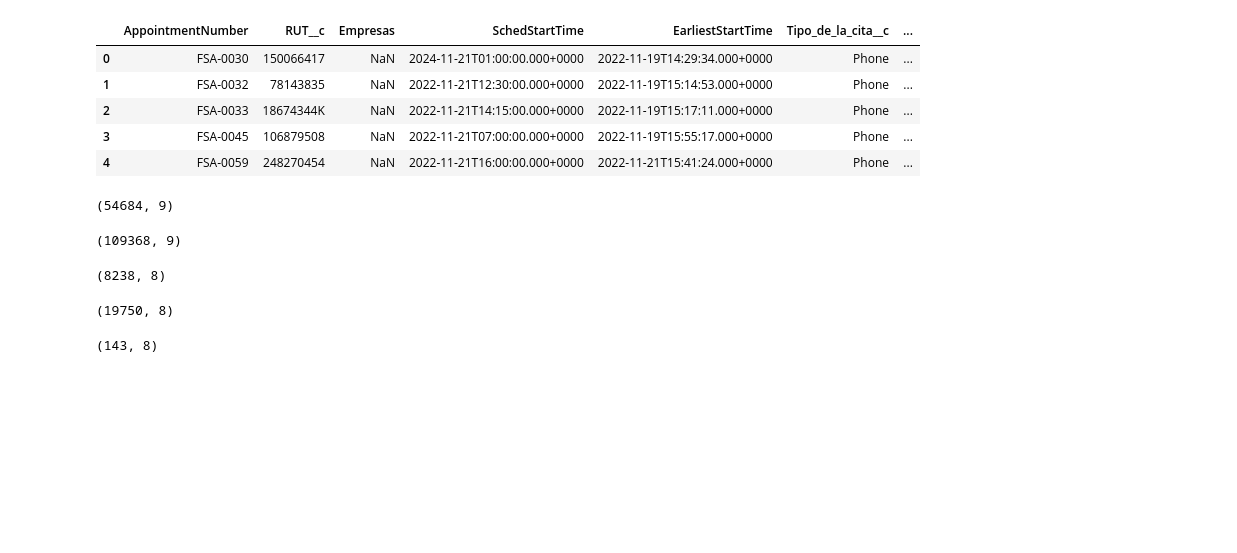
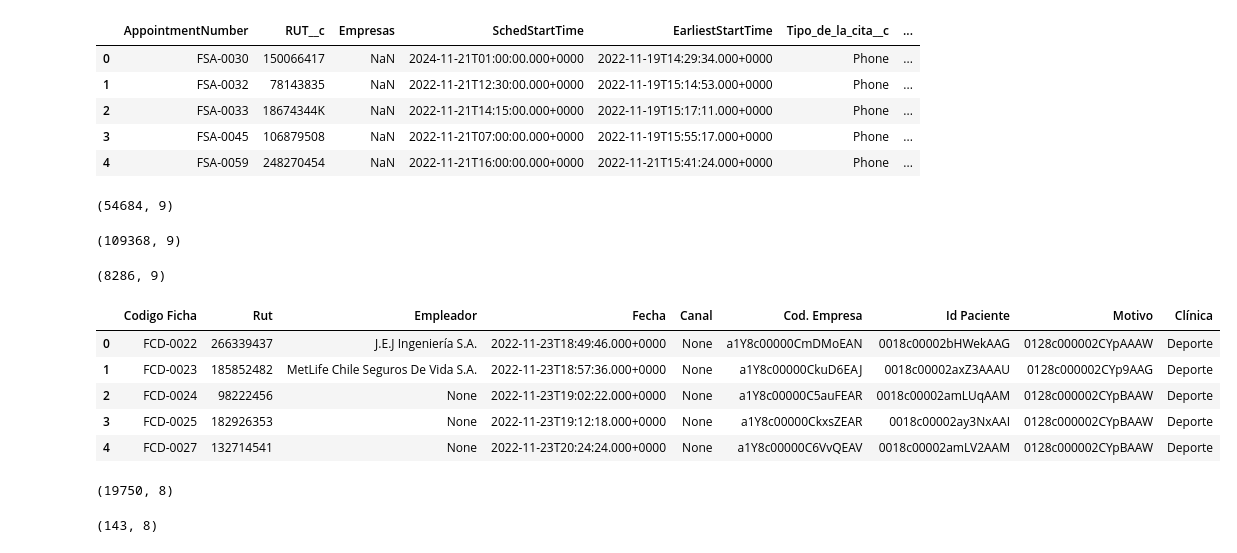
Before and after one commit to juanca-martinez/basefinal, a Jupyter notebook: Reportes_Final_Final2.ipynb, the cells around one changed output. Drawn from its saved outputs; the diff is of its cells as text; code cells hidden in the pictures; blank space fills up the shorter version.

```diff
--- a/Reportes_Final_Final2.ipynb
+++ b/Reportes_Final_Final2.ipynb
@@ -379,6 +379,7 @@ ficha_deporte = ficha_deporte[
         "Canal__c",
         "Empresa__c",
         "Account__c",
+        "RecordTypeId",
     ]
 ]
 ficha_deporte["clinica"] = "Deporte"
@@ -392,11 +393,25 @@ ficha_deporte = ficha_deporte.rename(
         "Empresa__c": "Cod. Empresa",
         "Account__c": "Id Paciente",
         "clinica": "Clínica",
+        "RecordTypeId": "Motivo",
     }
 )
+""" 0128c000002wQ4hAAE , RecordTypeId
+0128c000002wQ4mAAE """
+
+
 ficha_deporte.shape
 # %% [output]
-(8238, 8)
+(8286, 9)
+# %%
+ficha_deporte.head()
+# %% [output]
+|  | Codigo Ficha | Rut | Empleador | Fecha | Canal | Cod. Empresa | Id Paciente | Motivo | Clínica |
+| 0 | FCD-0022 | 266339437 | J.E.J Ingeniería S.A. | 2022-11-23T18:49:46.000+0000 | None | a1Y8c00000CmDMoEAN | 0018c00002bHWekAAG | 0128c000002CYpAAAW | Deporte |
+| 1 | FCD-0023 | 185852482 | MetLife Chile Seguros De Vida S.A. | 2022-11-23T18:57:36.000+0000 | None | a1Y8c00000CkuD6EAJ | 0018c00002axZ3AAAU | 0128c000002CYp9AAG | Deporte |
+| 2 | FCD-0024 | 98222456 | None | 2022-11-23T19:02:22.000+0000 | None | a1Y8c00000C5auFEAR | 0018c00002amLUqAAM | 0128c000002CYpBAAW | Deporte |
+| 3 | FCD-0025 | 182926353 | None | 2022-11-23T19:12:18.000+0000 | None | a1Y8c00000CkxsZEAR | 0018c00002ay3NxAAI | 0128c000002CYpBAAW | Deporte |
+| 4 | FCD-0027 | 132714541 | None | 2022-11-23T20:24:24.000+0000 | None | a1Y8c00000C6VvQEAV | 0018c00002amLV2AAM | 0128c000002CYpBAAW | Deporte |
 # %%
 # Clinica Nutricion
 results = sf.query_all(
```
Also changed, not shown: parts of 1 cell of this notebook, 1 other file.
